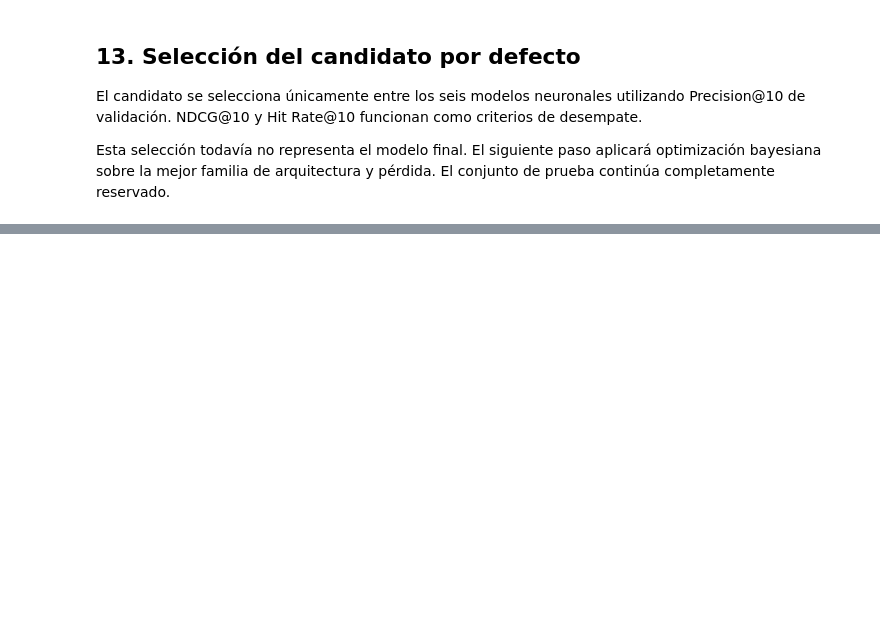
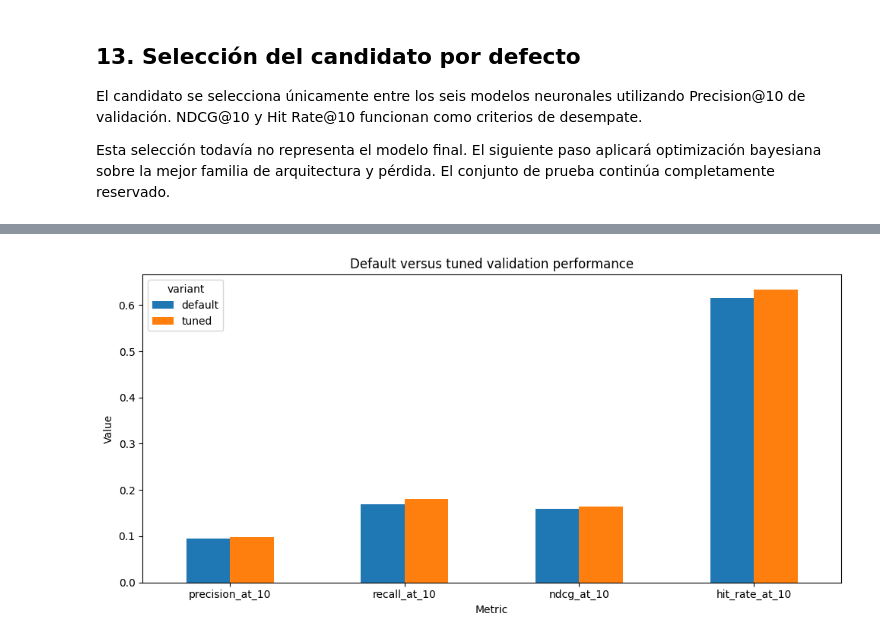
Before and after one commit to fedesaroka/analisis-predictivo-avanzado, a Jupyter notebook: notebooks/TP2_sistema_recomendacion_anime.ipynb, the cells around one changed output, grey strips where cells are left out. Saved outputs shown, nothing was run; the diff lists cells and outputs as text; code cells hidden in the pictures; blank space fills up the shorter version.

```diff
--- a/notebooks/TP2_sistema_recomendacion_anime.ipynb
+++ b/notebooks/TP2_sistema_recomendacion_anime.ipynb
@@ -1120,0 +1406,37 @@ Esta selección todavía no representa el modelo final. El siguiente paso aplica
+# %%
+comparison_plot = (
+    validation_comparison
+    .set_index("variant")[
+        [
+            "precision_at_10",
+            "recall_at_10",
+            "ndcg_at_10",
+            "hit_rate_at_10",
+        ]
+    ]
+    .T
+)
+
+ax = comparison_plot.plot(
+    kind="bar",
+    figsize=(10, 5),
+)
+
+ax.set_title(
+    "Default versus tuned validation performance"
+)
+ax.set_xlabel(
+    "Metric"
+)
+ax.set_ylabel(
+    "Value"
+)
+ax.tick_params(
+    axis="x",
+    rotation=0,
+)
+
+plt.tight_layout()
+plt.show()
+# %% [output]
+[figure, added]
```
Also changed, not shown: parts of 10 cells of this notebook, 14 other files.
